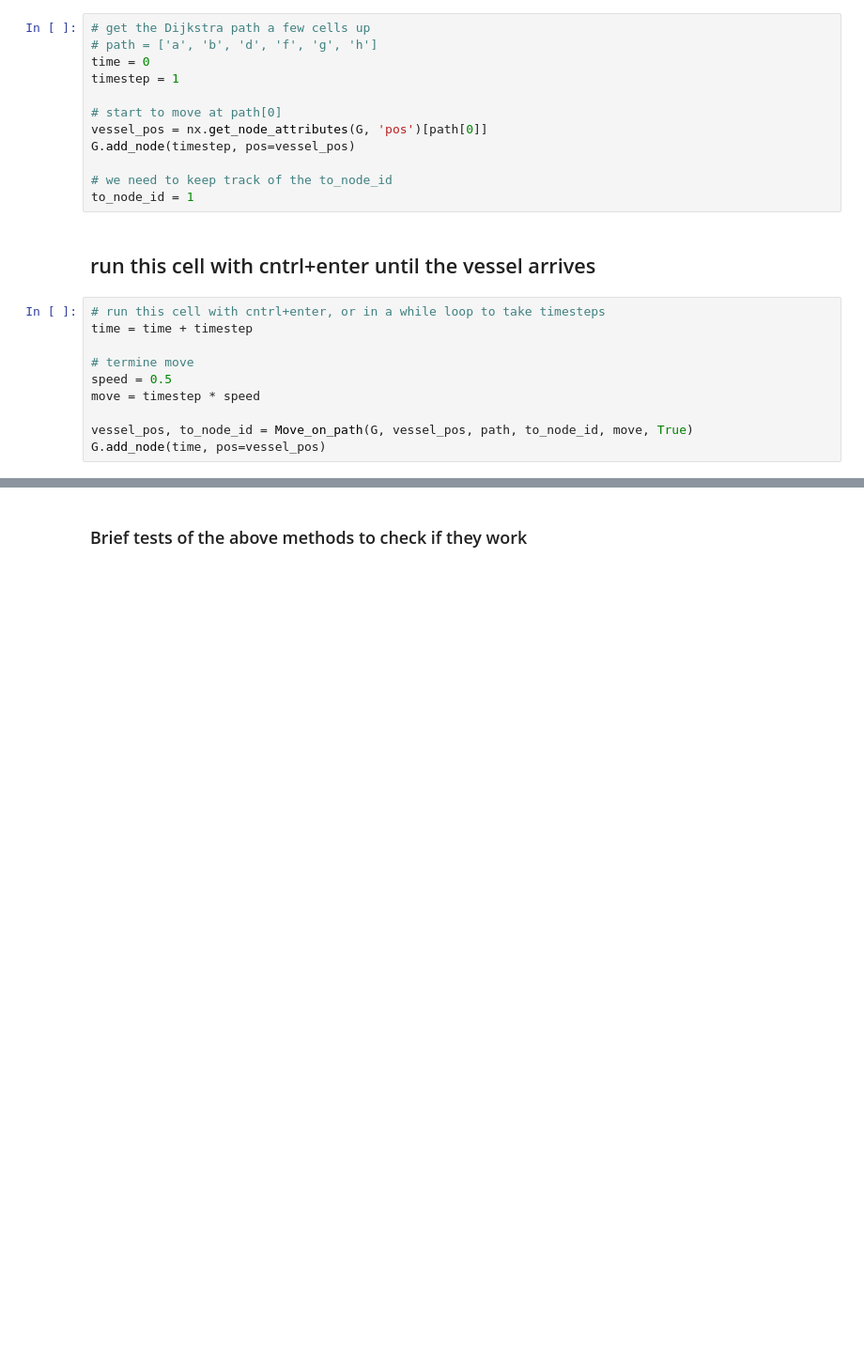
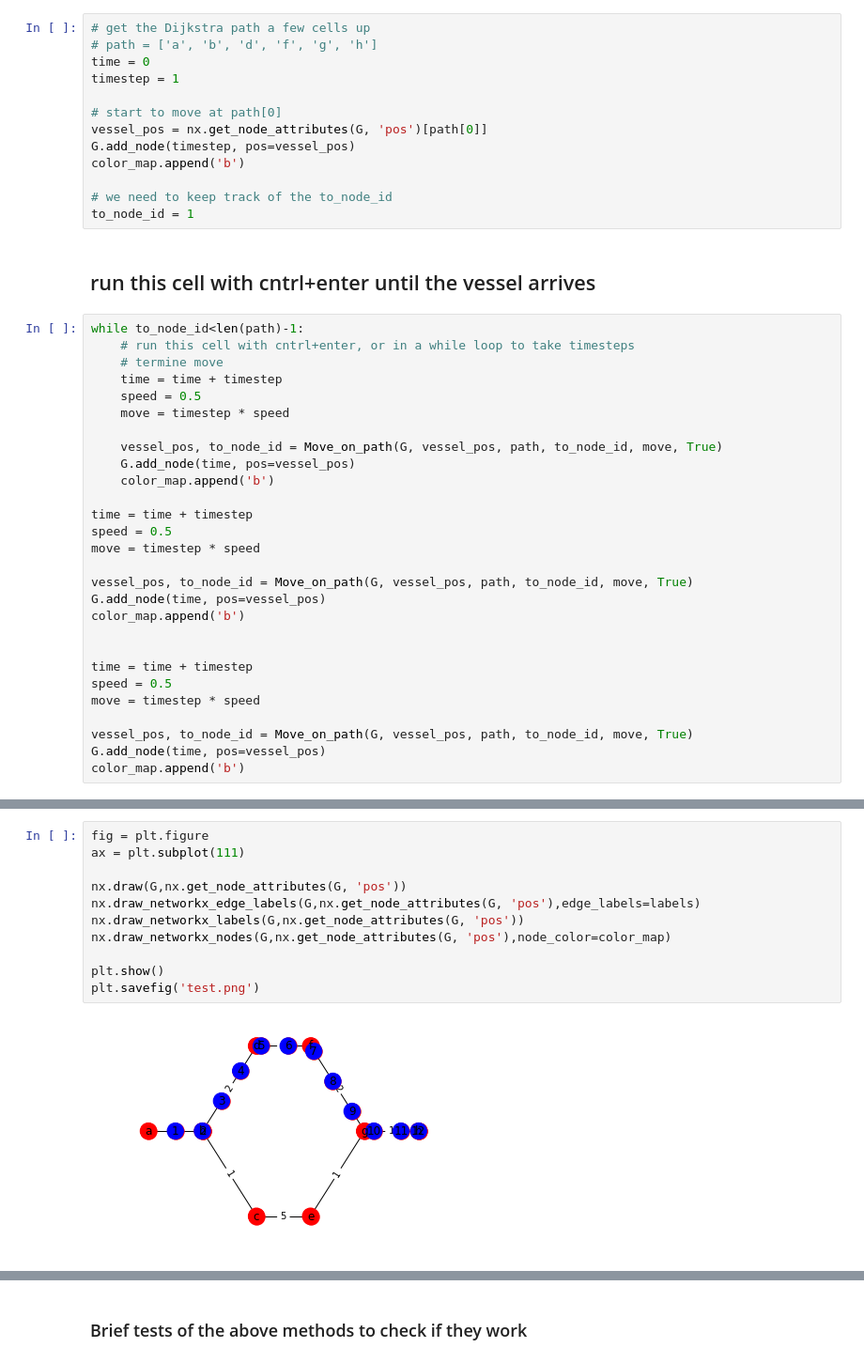
Before and after one commit to TUDelft-CITG/OpenTNSim, a Jupyter notebook: notebooks/Sandbox.ipynb, the cells around one changed output, grey strips where cells are left out. Shown at 94% size. Saved outputs shown, nothing was run; the diff lists cells and outputs as text; blank space fills up the shorter version.

```diff
--- a/notebooks/Sandbox.ipynb
+++ b/notebooks/Sandbox.ipynb
@@ -204,19 +212,38 @@ timestep = 1
 # start to move at path[0]
 vessel_pos = nx.get_node_attributes(G, 'pos')[path[0]]
 G.add_node(timestep, pos=vessel_pos)
+color_map.append('b')
 
 # we need to keep track of the to_node_id
 to_node_id = 1
 # %% [markdown]
 ## run this cell with cntrl+enter until the vessel arrives
 # %%
-# run this cell with cntrl+enter, or in a while loop to take timesteps
+while to_node_id<len(path)-1:
+    # run this cell with cntrl+enter, or in a while loop to take timesteps
+    # termine move
+    time = time + timestep
+    speed = 0.5
+    move = timestep * speed
+
+    vessel_pos, to_node_id = Move_on_path(G, vessel_pos, path, to_node_id, move, True)
+    G.add_node(time, pos=vessel_pos)
+    color_map.append('b')
+
 time = time + timestep
-
-# termine move
 speed = 0.5
 move = timestep * speed
 
 vessel_pos, to_node_id = Move_on_path(G, vessel_pos, path, to_node_id, move, True)
 G.add_node(time, pos=vessel_pos)
+color_map.append('b')
+
+
+time = time + timestep
+speed = 0.5
+move = timestep * speed
+
+vessel_pos, to_node_id = Move_on_path(G, vessel_pos, path, to_node_id, move, True)
+G.add_node(time, pos=vessel_pos)
+color_map.append('b')
 # %% [output]
@@ -227,0 +291,13 @@ to_node_id : 5
+# %%
+fig = plt.figure
+ax = plt.subplot(111)
+
+nx.draw(G,nx.get_node_attributes(G, 'pos'))
+nx.draw_networkx_edge_labels(G,nx.get_node_attributes(G, 'pos'),edge_labels=labels)
+nx.draw_networkx_labels(G,nx.get_node_attributes(G, 'pos'))
+nx.draw_networkx_nodes(G,nx.get_node_attributes(G, 'pos'),node_color=color_map)
+
+plt.show()
+plt.savefig('test.png')
+# %% [output]
+[figure, added]
```
Also changed, not shown: parts of 15 cells of this notebook.
